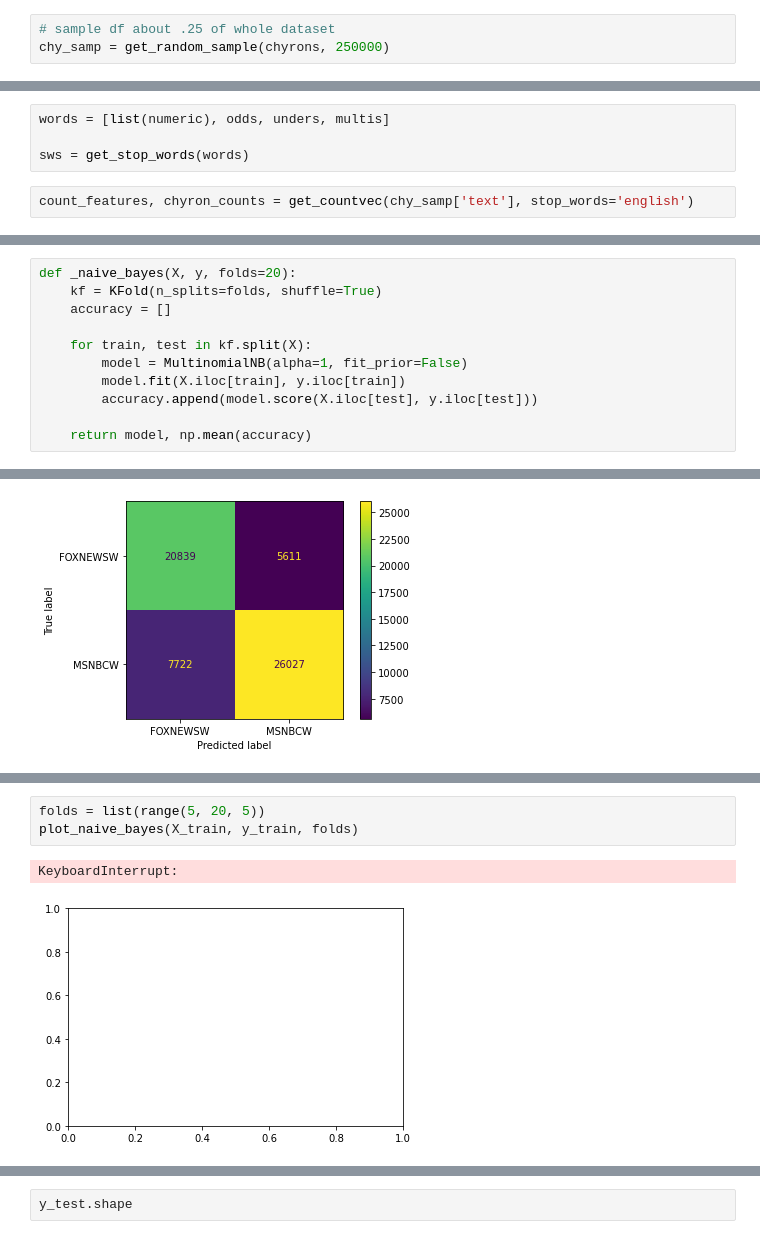
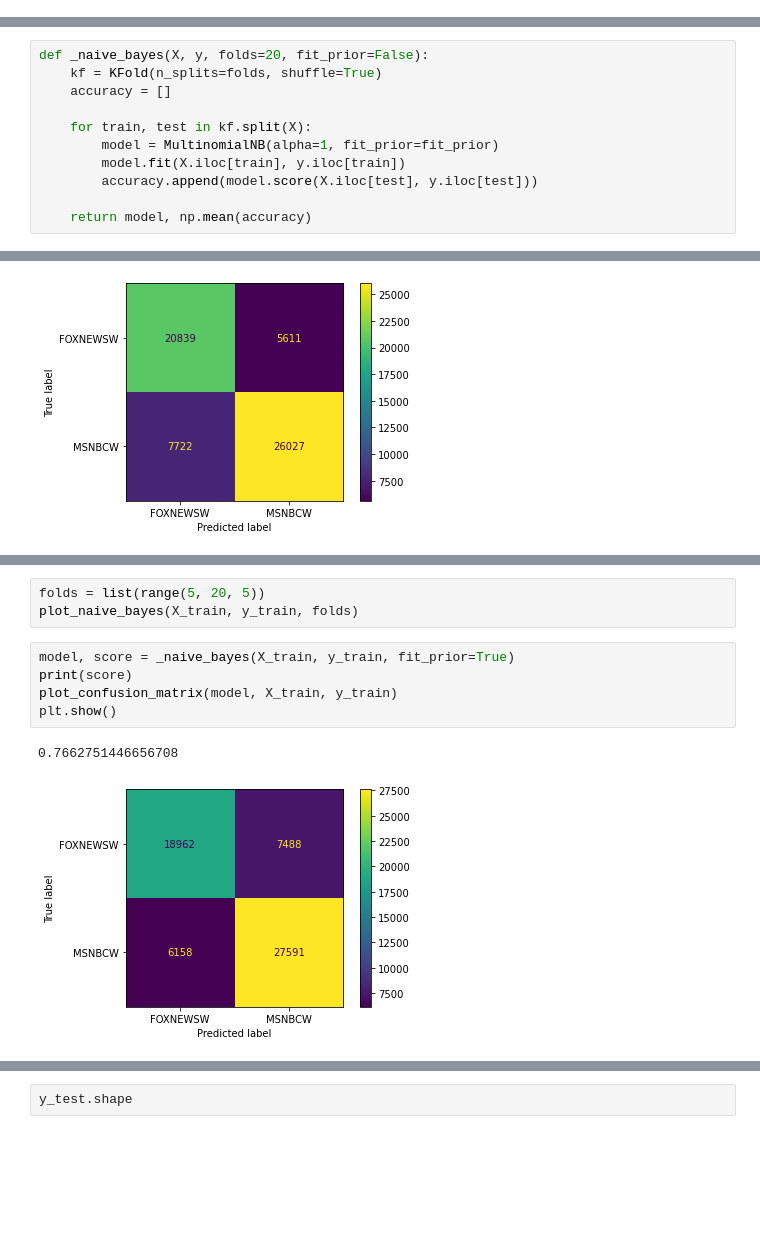
Before and after one commit to leckieje/chyrons_nlp, a Jupyter notebook: chyrons_book.ipynb, the cells around one changed output, grey strips where cells are left out. Saved outputs shown, nothing was run; the diff lists cells and outputs as text; blank space fills up the shorter version.

Commit message:
eda word counts

```diff
--- a/chyrons_book.ipynb
+++ b/chyrons_book.ipynb
@@ -372,3 +181,0 @@ def get_random_sample(df, num_samples):
-# %%
-# sample df about .25 of whole dataset
-chy_samp = get_random_sample(chyrons, 250000)
@@ -422,6 +181,0 @@ def get_dataframe(X, feature_names):
-# %%
-words = [list(numeric), odds, unders, multis]
-
-sws = get_stop_words(words)
-# %%
-count_features, chyron_counts = get_countvec(chy_samp['text'], stop_words='english')
@@ -683,12 +422,12 @@ plot_naive_bayes(X_train_T, y_train_T, folds)
 # %% [output]
 [figure]
 # %%
-def _naive_bayes(X, y, folds=20):
+def _naive_bayes(X, y, folds=20, fit_prior=False):
     kf = KFold(n_splits=folds, shuffle=True)
     accuracy = []
 
     for train, test in kf.split(X):
-        model = MultinomialNB(alpha=1, fit_prior=False)
+        model = MultinomialNB(alpha=1, fit_prior=fit_prior)
         model.fit(X.iloc[train], y.iloc[train])
         accuracy.append(model.score(X.iloc[test], y.iloc[test]))
 
@@ -757,9 +499,14 @@ plt.show()
-# %%
-folds = list(range(5, 20, 5))
-plot_naive_bayes(X_train, y_train, folds)
-# %% [output]
-KeyboardInterrupt:
-[figure, removed]
+# %%
+folds = list(range(5, 20, 5))
+plot_naive_bayes(X_train, y_train, folds)
+# %%
+model, score = _naive_bayes(X_train, y_train, fit_prior=True)
+print(score)
+plot_confusion_matrix(model, X_train, y_train)
+plt.show()
+# %% [output]
+0.7662751446656708
+[figure, added]
 # %%
 def plot_roc(X, y):
     X_train, X_test, y_train, y_test = train_test_split(X, y, train_size=0.33, shuffle=True, stratify=y)
```
Also changed, not shown: parts of 67 cells of this notebook.
